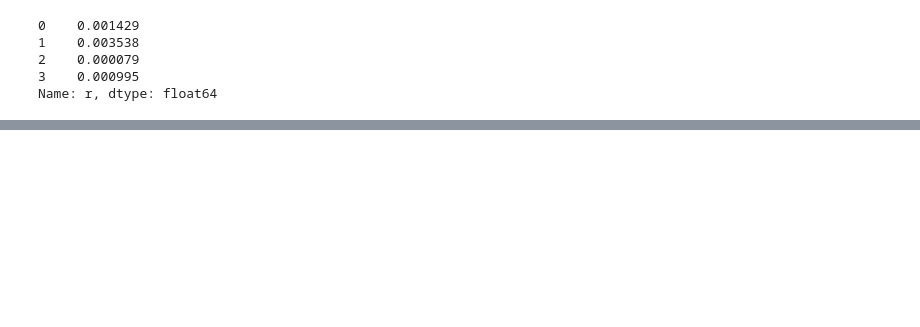
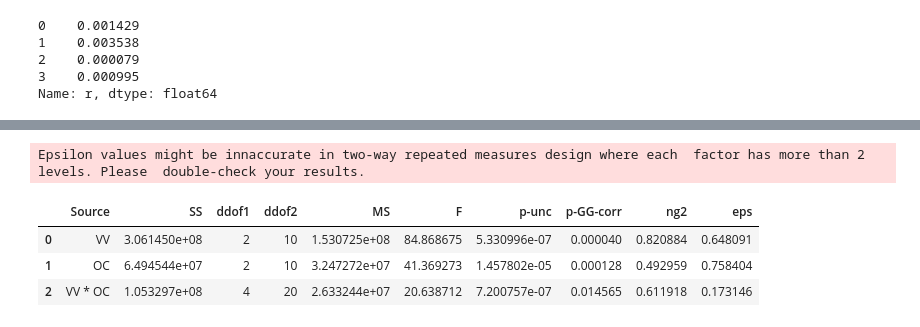
Before and after one commit to Compaagnie/ExperimentalDesign, a Jupyter notebook: Statistical_Analisys.ipynb, the cells around one changed output, grey strips where cells are left out. Cells and saved outputs as stored; diff of their text form; code cells hidden in the pictures; blank space fills up the shorter version.

```diff
--- a/Statistical_Analisys.ipynb
+++ b/Statistical_Analisys.ipynb
@@ -208,0 +264,9 @@ Name: r, dtype: float64
+# %%
+aovrm2way = pg.rm_anova(data=data, dv='visualSearchTime', within=['VV', 'OC'], subject='ParticipantID')
+aovrm2way
+# %% [output]
+Epsilon values might be innaccurate in two-way repeated measures design where each  factor has more than 2 levels. Please  double-check your results.
+|  | Source | SS | ddof1 | ddof2 | MS | F | p-unc | p-GG-corr | ng2 | eps |
+| 0 | VV | 3.061450e+08 | 2 | 10 | 1.530725e+08 | 84.868675 | 5.330996e-07 | 0.000040 | 0.820884 | 0.648091 |
+| 1 | OC | 6.494544e+07 | 2 | 10 | 3.247272e+07 | 41.369273 | 1.457802e-05 | 0.000128 | 0.492959 | 0.758404 |
+| 2 | VV * OC | 1.053297e+08 | 4 | 20 | 2.633244e+07 | 20.638712 | 7.200757e-07 | 0.014565 | 0.611918 | 0.173146 |
```
Also changed, not shown: parts of 10 cells of this notebook.
